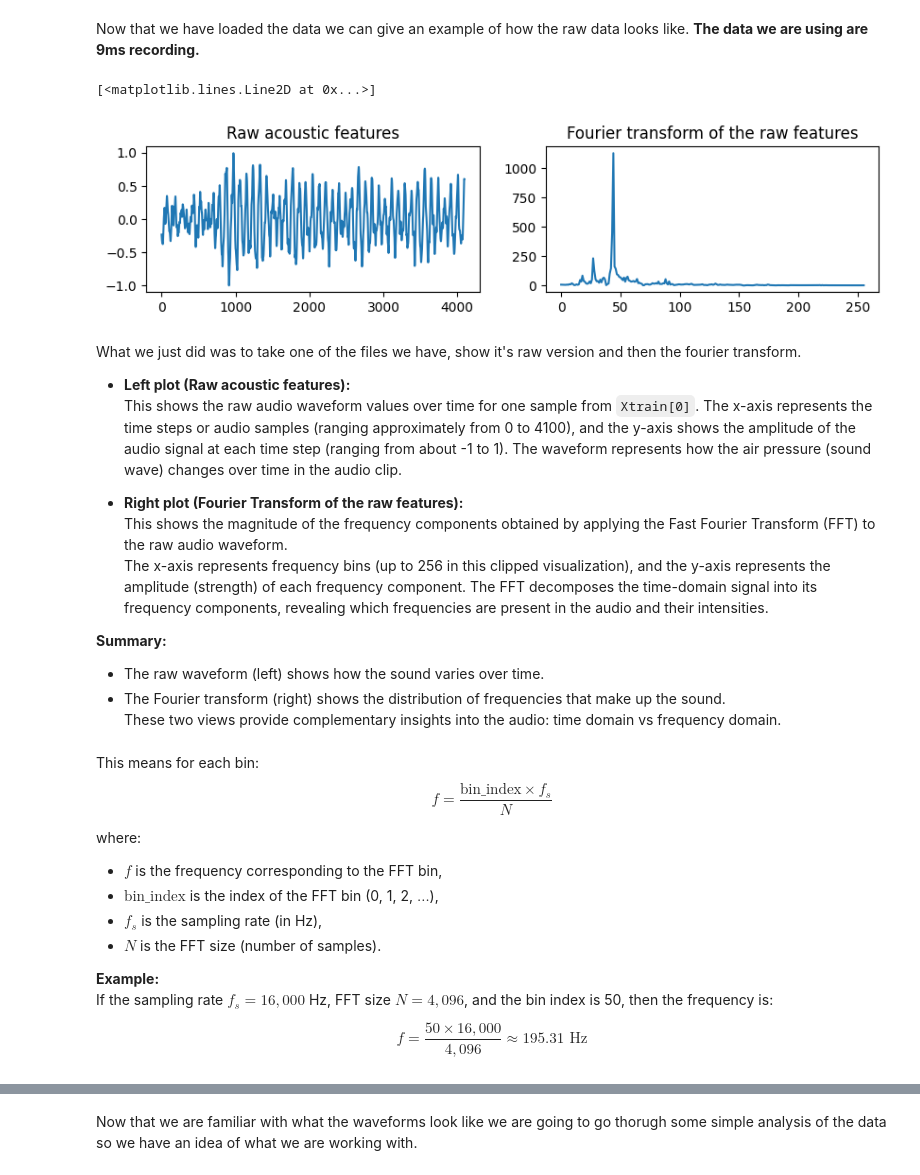
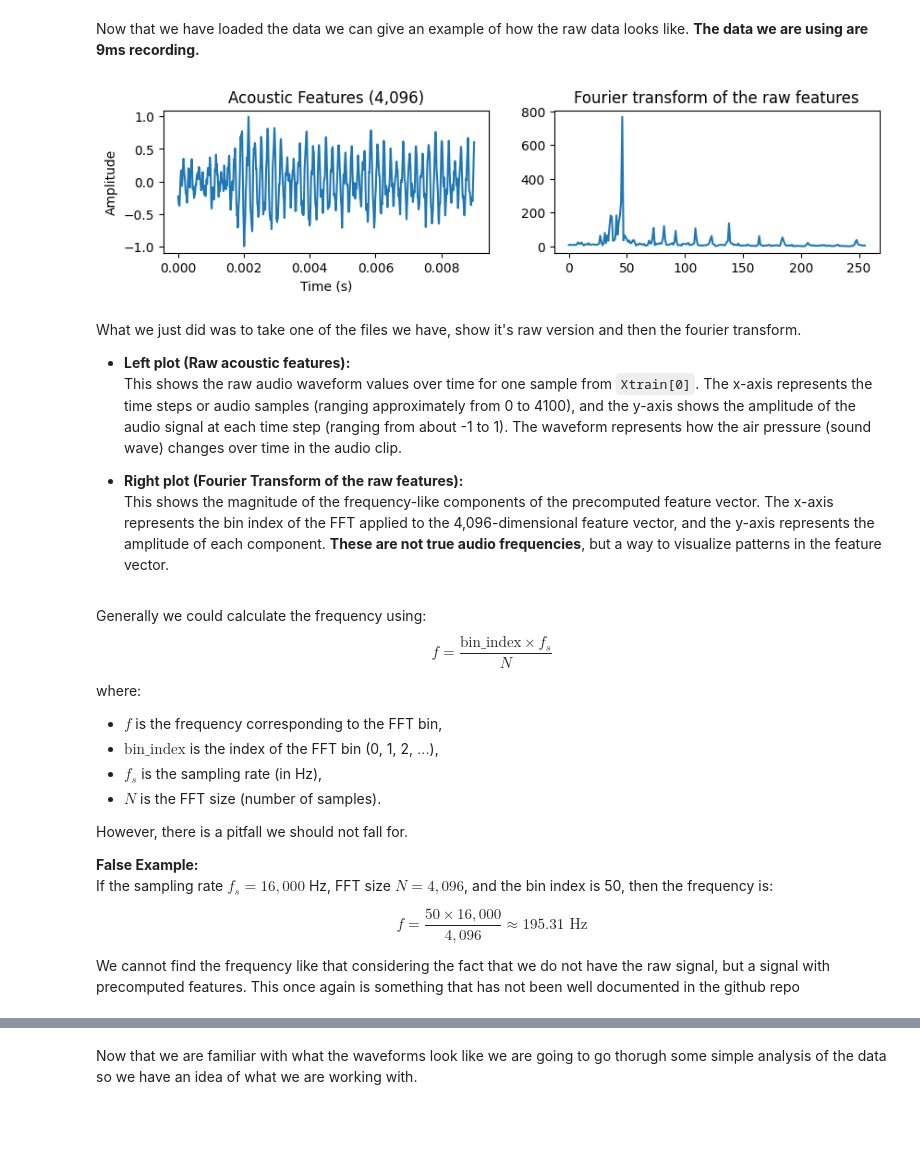
Before and after one commit to Stoymirov/Automated-music-analsis-pipeline-and-EDA, a Jupyter notebook: Classical_music.ipynb, the cells around one changed output, grey strips where cells are left out. Drawn from its saved outputs; the diff is of its cells as text; code cells hidden in the pictures; blank space fills up the shorter version.

```diff
--- a/Classical_music.ipynb
+++ b/Classical_music.ipynb
@@ -50,29 +66,30 @@ Ytest = np.load('labels-test.npy')
 # %% [markdown]
 Now that we have loaded the data we can give an example of how the raw data looks like. **The data we are using are 9ms recording.**
 # %%
-fig, ax = plt.subplots(1, 2, figsize=(10,2))
-ax[0].set_title('Raw acoustic features')
-ax[0].plot(Xtrain[2])
+
+# Plot for sample 2
+fig, ax = plt.subplots(1, 2, figsize=(10, 2))
+ax[0].set_title('Acoustic Features (4,096)')
+ax[0].plot(np.linspace(0, 9e-3, 4096), Xtrain[2])  # Scale to 9ms
+ax[0].set_xlabel('Time (s)')
+ax[0].set_ylabel('Amplitude')
+
 ax[1].set_title('Fourier transform of the raw features')
-ax[1].plot(np.abs(np.fft.rfft(Xtest[2])[0:256])) # clip to 256 for the interval of 0Hz to 1kHz
+ax[1].plot(np.abs(np.fft.rfft(Xtrain[2])[0:256])) # clip to 256 features for easier visualization
+plt.show()
 # %% [output]
-[<matplotlib.lines.Line2D at 0x...>]
-[figure, old version]
+[figure, new version]
 # %% [markdown]
 What we just did was to take one of the files we have, show it's raw version and then the fourier transform.
 - **Left plot (Raw acoustic features):**
   This shows the raw audio waveform values over time for one sample from `Xtrain[0]`. The x-axis represents the time steps or audio samples (ranging approximately from 0 to 4100), and the y-axis shows the amplitude of the audio signal at each time step (ranging from about -1 to 1). The waveform represents how the air pressure (sound wave) changes over time in the audio clip.
 
 - **Right plot (Fourier Transform of the raw features):**
-  This shows the magnitude of the frequency components obtained by applying the Fast Fourier Transform (FFT) to the raw audio waveform.
-  The x-axis represents frequency bins (up to 256 in this clipped visualization), and the y-axis represents the amplitude (strength) of each frequency component. The FFT decomposes the time-domain signal into its frequency components, revealing which frequencies are present in the audio and their intensities.
-
-**Summary:**
-- The raw waveform (left) shows how the sound varies over time.
-- The Fourier transform (right) shows the distribution of frequencies that make up the sound.
-These two views provide complementary insights into the audio: time domain vs frequency domain.
+  This shows the magnitude of the frequency-like components of the precomputed feature vector.
+The x-axis represents the bin index of the FFT applied to the 4,096-dimensional feature vector, and the y-axis represents the amplitude of each component.
+**These are not true audio frequencies**, but a way to visualize patterns in the feature vector.
 # %% [markdown]
-This means for each bin:
+Generally we could calculate the frequency using:
 $$
 f = \frac{\text{bin\_index} \times f_s}{N}
 $$
@@ -83,10 +100,14 @@ where:
 - $ f_s $ is the sampling rate (in Hz),
 - $ N $ is the FFT size (number of samples).
 
-**Example:**
+However, there is a pitfall we should not fall for.
+
+**False Example:**
 If the sampling rate $ f_s = 16,000 $ Hz, FFT size $ N = 4,096 $, and the bin index is 50, then the frequency is:
 
 $$
 f = \frac{50 \times 16,000}{4,096} \approx 195.31 \text{ Hz}
 $$
+
+We cannot find the frequency like that considering the fact that we do not have the raw signal, but a signal with precomputed features. This once again is something that has not been well documented in the github repo
 # %% [markdown]
```
Also changed, not shown: parts of 14 cells of this notebook.
